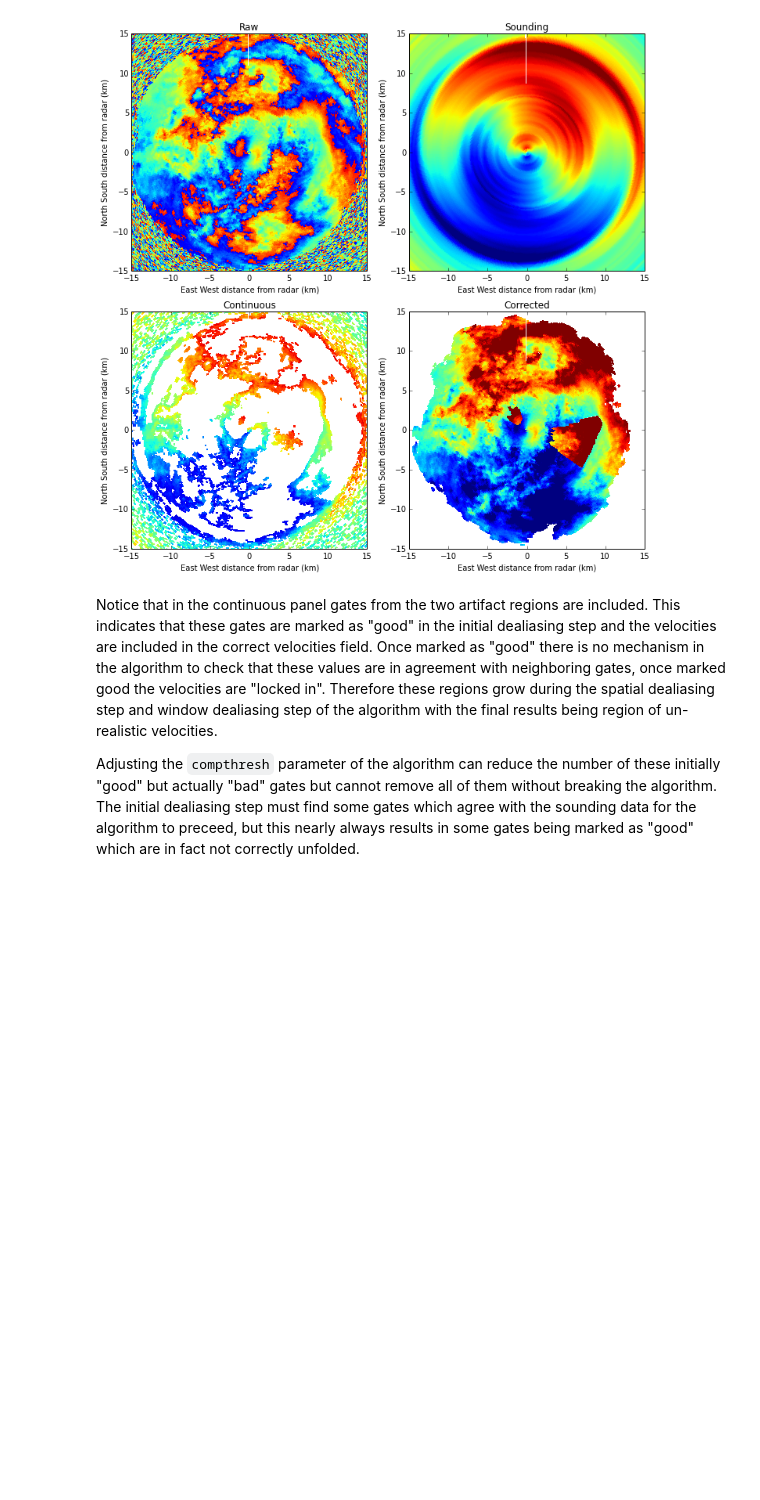
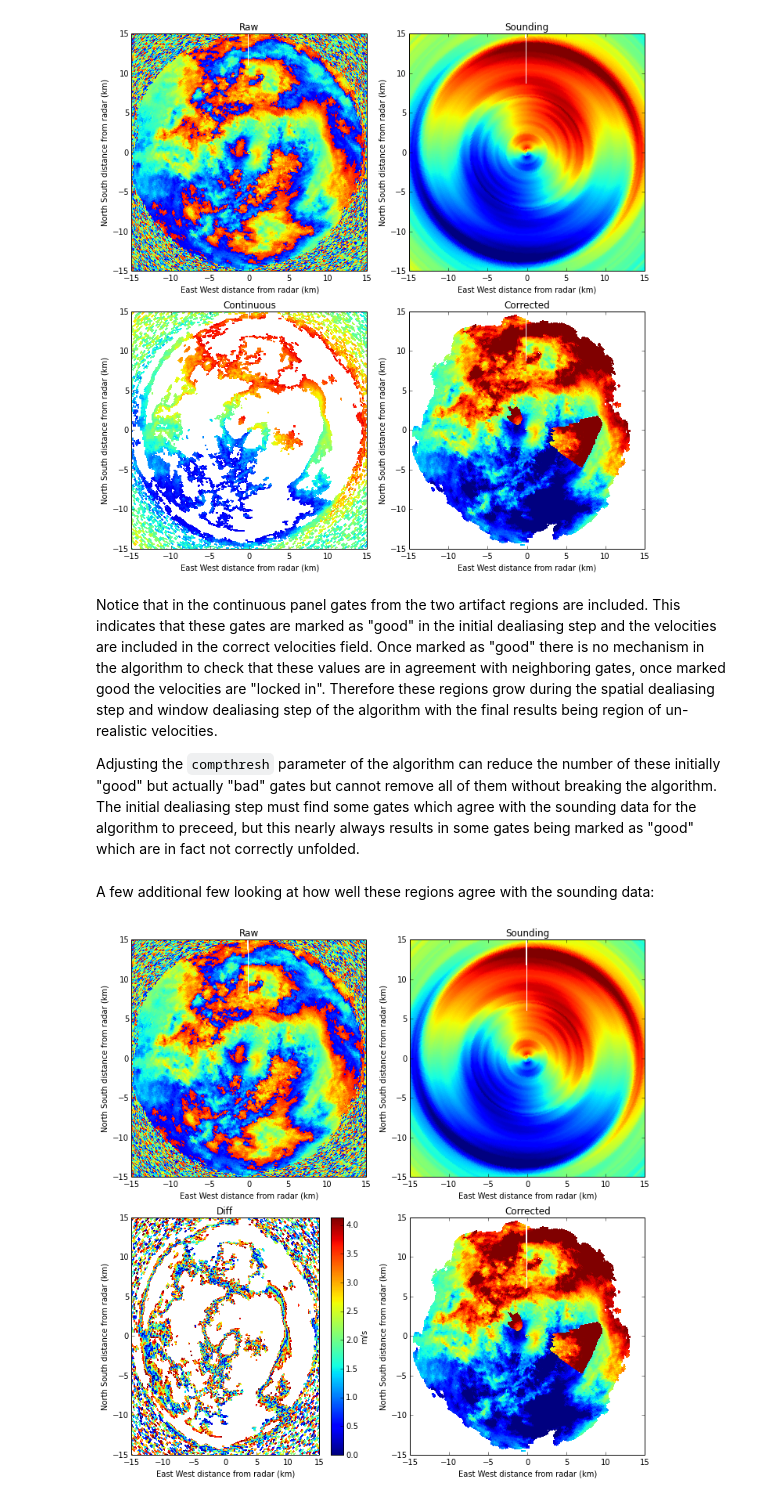
Before and after one commit to jjhelmus/dealias_notebooks, a Jupyter notebook: FourDD_fail_May_20_2011.ipynb, the cells around one changed output. Cells and saved outputs as stored; diff of their text form; code cells hidden in the pictures; blank space fills up the shorter version.

Commit message:
Added cells looking at vel/sounding difference

```diff
--- a/FourDD_fail_May_20_2011.ipynb
+++ b/FourDD_fail_May_20_2011.ipynb
@@ -200,3 +200,5 @@ plt.tight_layout()
 Notice that in the continuous panel gates from the two artifact regions are included.  This indicates that these gates are marked as "good" in the initial dealiasing step and the velocities are included in the correct velocities field.  Once marked as "good" there is no mechanism in the algorithm to check that these values are in agreement with neighboring gates, once marked good the velocities are "locked in".  Therefore these regions grow during the spatial dealiasing step and window dealiasing step of the algorithm with the final results being region of un-realistic velocities.
 
 Adjusting the `compthresh` parameter of the algorithm can reduce the number of these initially "good" but actually "bad" gates but cannot remove all of them without breaking the algorithm.  The initial dealiasing step must find some gates which agree with the sounding data for the algorithm to preceed, but this nearly always results in some gates being marked as "good" which are in fact not correctly unfolded.
+# %% [markdown]
+A few additional few looking at how well these regions agree with the sounding data:
@@ -202,0 +207,24 @@ Adjusting the `compthresh` parameter of the algorithm can reduce the number of t
+# %%
+fig = plt.figure(figsize=(10,10))
+ax = fig.add_subplot(221)
+display.plot('velocity', 16, vmin=-20, vmax=20, mask_outside=False,
+             colorbar_label='m/s', title='Raw', colorbar_flag=False)
+display.set_limits(xlim=(-15, 15), ylim=(-15,15))
+
+ax = fig.add_subplot(222)
+display.plot('sounding', 16, vmin=-20, vmax=20, mask_outside=False,
+             colorbar_label='m/s', title='Sounding', colorbar_flag=False)
+display.set_limits(xlim=(-15, 15), ylim=(-15,15))
+
+ax = fig.add_subplot(223)
+display.plot('vel_sound_diff', 16, vmin=0, vmax=.25 * nyquist_velocity, mask_outside=True,
+             colorbar_label='m/s', title='Diff', colorbar_flag=True)
+display.set_limits(xlim=(-15, 15), ylim=(-15,15))
+
+ax = fig.add_subplot(224)
+display.plot('corrected_velocity', 16, vmin=-20, vmax=20, mask_outside=False,
+             colorbar_label='m/s', title='Corrected', colorbar_flag=False)
+display.set_limits(xlim=(-15, 15), ylim=(-15,15))
+plt.tight_layout()
+# %% [output]
+[figure, added]
```
Also changed, not shown: parts of 2 cells of this notebook.
